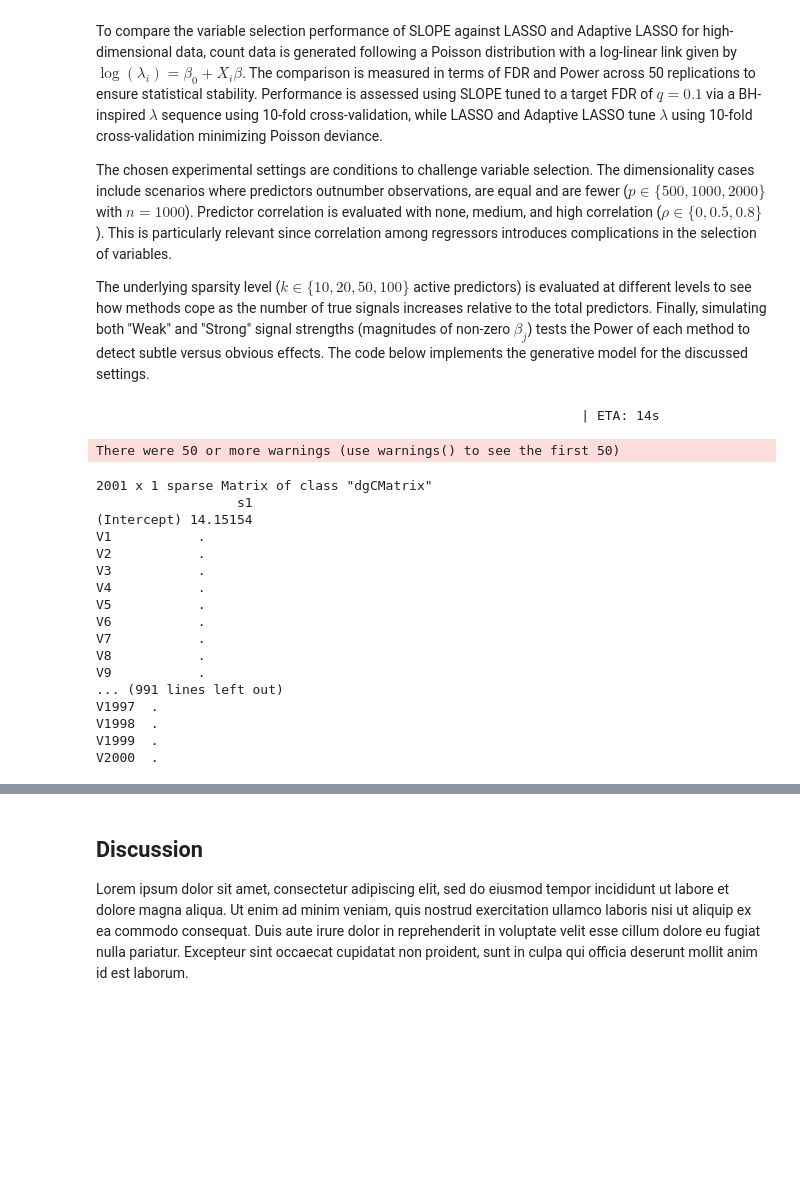
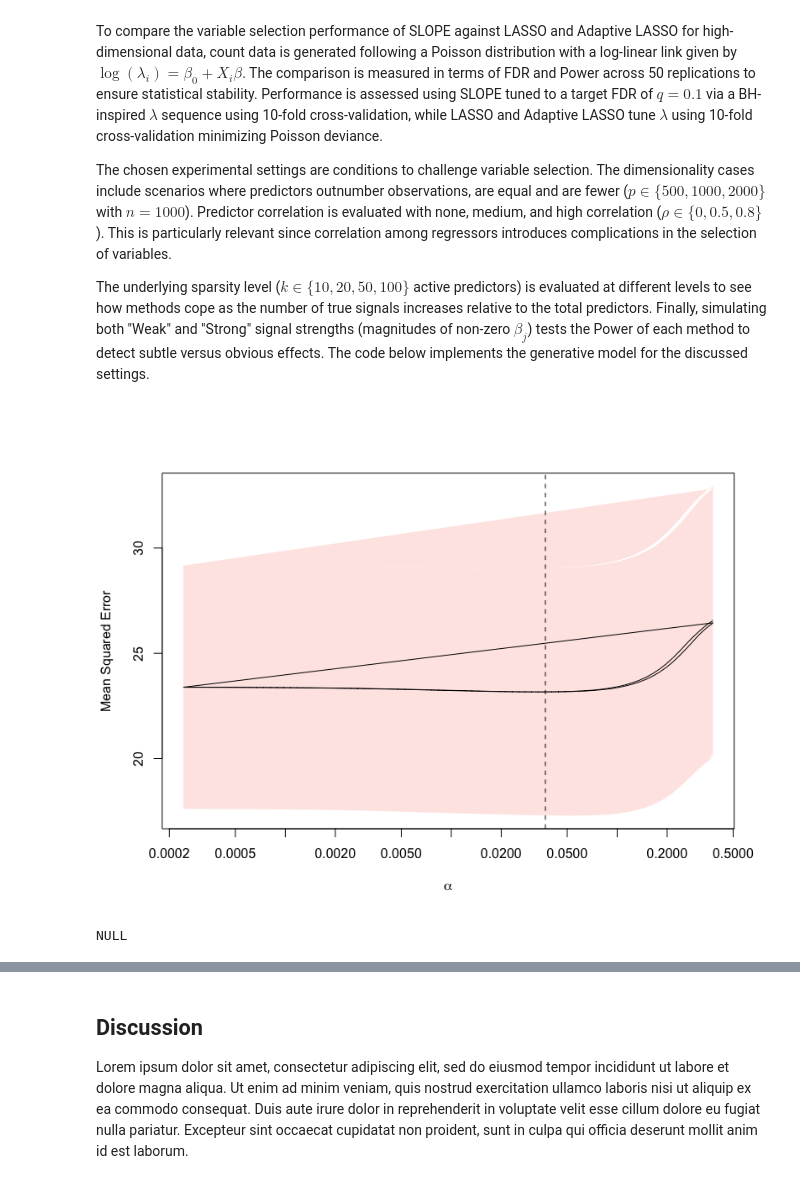
Before and after one commit to JavierMtzRdz/stat538-proj_prop-penalization, a Jupyter notebook: docs/SLOPE-proj_Hotz-Lau-Martinez.ipynb, the cells around one changed output, grey strips where cells are left out. Drawn from its saved outputs; the diff is of its cells as text; code cells hidden in the pictures; blank space fills up the shorter version.

```diff
--- a/docs/SLOPE-proj_Hotz-Lau-Martinez.ipynb
+++ b/docs/SLOPE-proj_Hotz-Lau-Martinez.ipynb
@@ -64,7 +68,7 @@ extrafont::loadfonts(quiet = TRUE)
 # %%
 # Generative models
 ## Simulation Parameters
-n <- 1000
+n <- 5000
 p_values <- c(500, 1000, 2000)
 rho_values <- c(0, 0.5, 0.8)
 k_values <- c(10, 20, 50, 100) # Non-zero betas
@@ -103,5 +107,5 @@ generate_data <- function(n, p, rho, k, signal_info, beta0) {
   # lambda <- pmin(lambda, some_large_value)
   y <- rpois(n, lambda)
 
-  return(list(X = X, y = y, beta_true = beta_true, true_support = true_support, beta0 = beta0))
+  return(list(X = X, y = y, beta_true = beta_true, true_support = true_support, beta0 = beta0, lambda = lambda))
 }
@@ -108,16 +123,4 @@ generate_data <- function(n, p, rho, k, signal_info, beta0) {
 # %%
-# Function to calculate FDR and Power
-calculate_metrics <- function(selected_indices, true_indices, p) {
-  true_positives <- length(intersect(selected_indices, true_indices))
-  false_positives <- length(setdiff(selected_indices, true_indices))
-  # Power
-  power <- ifelse(length(true_indices) == 0, NA, true_positives / length(true_indices))
-  # FDR
-  fdr <- ifelse((true_positives + false_positives) == 0, 0, false_positives / (true_positives + false_positives))
-  return(list(FDR = fdr, Power = power, TP = true_positives, FP = false_positives, Selected_Count = length(selected_indices)))
-}
-
-
 # Loop ---
 
 results_list <- list()
@@ -140,8 +143,9 @@ for (p in p_values) {
                                     signal_info = signal_info, beta0 = beta0)
           X <- sim_data$X
           y <- sim_data$y
-          true_support <- sim_data$true_support # Indices of non-zero elements in beta_true
-
+          lambda_val <- sim_data$lambda
+          true_beta <- sim_data$true_support # Indices of non-zero elements in beta_true
+          true_support <- which(abs(true_betaa) > 1e-6)
           # Models
 
           # SLOPE
@@ -149,7 +153,7 @@ for (p in p_values) {
           fdr_slope <- NA
           power_slope <- NA
           slope_error <- FALSE
-          slope_fit <- SLOPE::SLOPE(X, y, family = "poisson", fdr = q_fdr, lambda = "bh")
+          slope_fit <- SLOPE::SLOPE(X, y, family = "poisson", q = q_fdr, lambda = "bh", alpha = 1 / sqrt(n))
           slope_coeffs <- coef(slope_fit)
 
           selected_slope <- which(slope_coeffs[-1] != 0)
@@ -167,7 +171,7 @@ for (p in p_values) {
           lasso_coeffs <- coef(cv_lasso_fit, s = "lambda.min")
           selected_lasso <- which(lasso_coeffs[-1] != 0)
           metrics_lasso <- calculate_metrics(selected_lasso, true_support, p)
-          dr_lasso <- metrics_lasso$FDR
+          fdr_lasso <- metrics_lasso$FDR
           power_lasso <- metrics_lasso$Power
 
 
@@ -195,7 +199,7 @@ for (p in p_values) {
           power_adapt <- metrics_adapt$Power
 
           # Save results
-          results_list[[run_counter]] <- data.frame(
+          results_list[[iter]] <- data.frame(
             n = n, p = p, rho = rho, k = k, signal = signal_name, replication = rep,
             Method = c("SLOPE", "LASSO", "AdaptiveLASSO"),
             FDR = c(fdr_slope, fdr_lasso, fdr_adapt),
@@ -207,26 +211,11 @@ for (p in p_values) {
 cli::cli_progress_done()
 
 final_results <- bind_rows(results_list)
-# %% [output]
-                                                              | ETA: 14s
-There were 50 or more warnings (use warnings() to see the first 50)
-# %%
-coef(cv_adapt_fit)
-# %% [output]
-2001 x 1 sparse Matrix of class "dgCMatrix"
-                  s1
-(Intercept) 14.15154
-V1           .
-V2           .
-V3           .
-V4           .
-V5           .
-V6           .
-V7           .
-V8           .
-V9           .
-... (991 lines left out)
-V1997  .
-V1998  .
-V1999  .
-V2000  .
+# %%
+slope_fit <- SLOPE::trainSLOPE(X, y, family = "poisson", q = c(0.1, 0.2))
+slope_coeffs <- coef(slope_fit)
+plot(slope_fit) +
+  guides(color = "none")
+# %% [output]
+[figure, added]
+NULL
```
Also changed, not shown: parts of 14 cells of this notebook.
